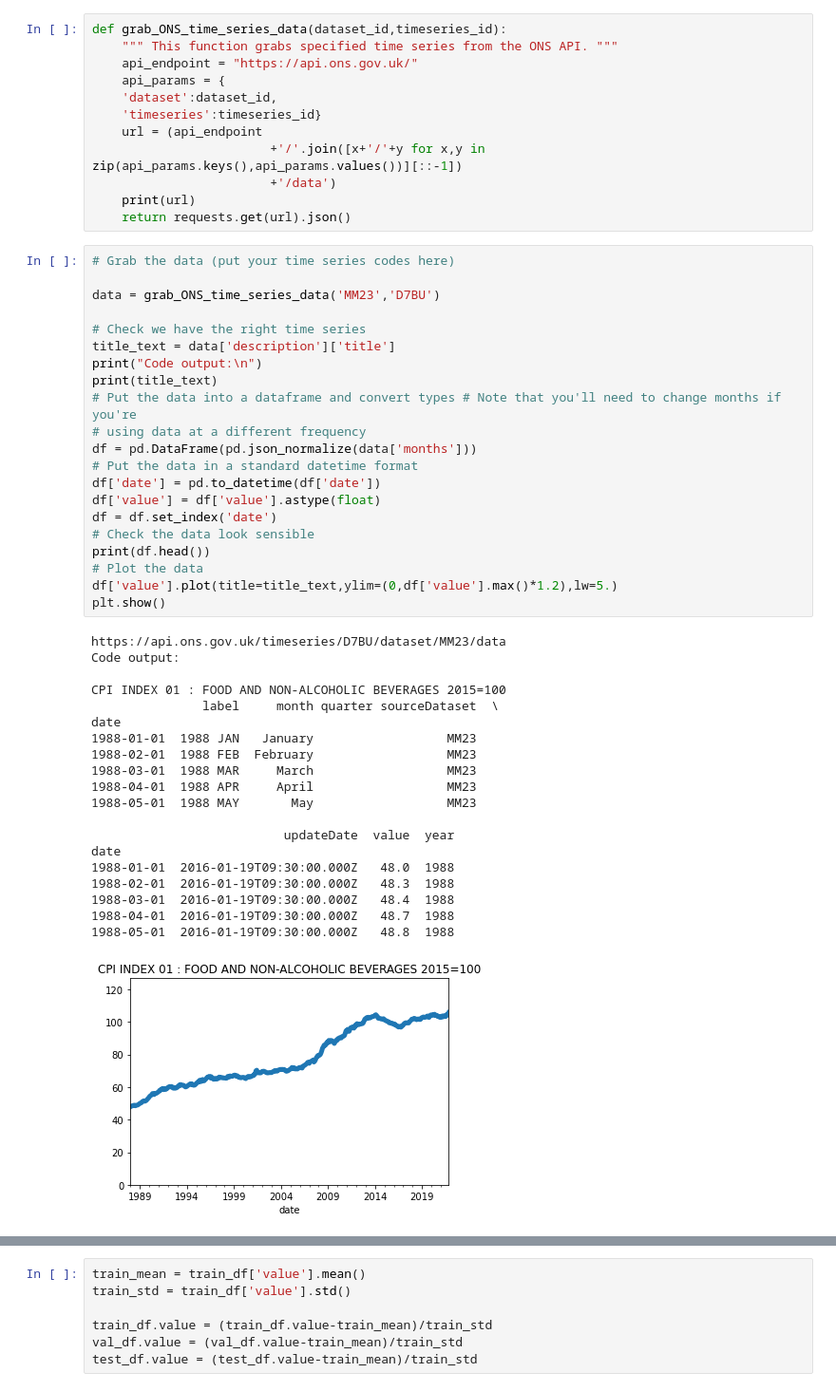
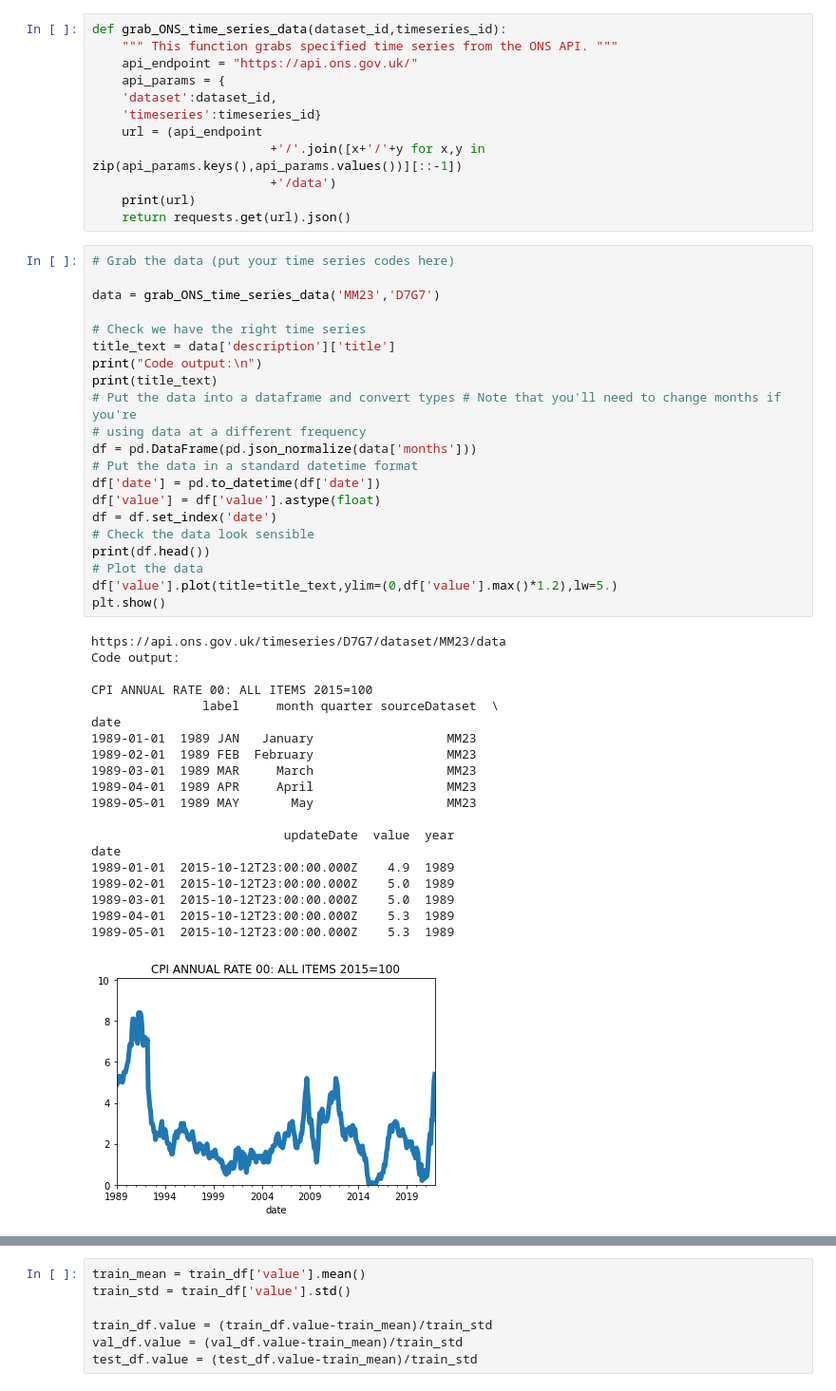
Before and after one commit to LUNDR/inflation_forecasts_with_tf, a Jupyter notebook: CPI_forecasts.ipynb, the cells around one changed output, grey strips where cells are left out. Shown at 95% size. Drawn from its saved outputs; the diff is of its cells as text.

```diff
--- a/CPI_forecasts.ipynb
+++ b/CPI_forecasts.ipynb
@@ -33,42 +33,42 @@ def grab_ONS_time_series_data(dataset_id,timeseries_id):
 # %%
 # Grab the data (put your time series codes here)
 
-data = grab_ONS_time_series_data('MM23','D7BU')
+data = grab_ONS_time_series_data('MM23','D7G7')
 
 # Check we have the right time series
 title_text = data['description']['title']
 print("Code output:\n")
 print(title_text)
 # Put the data into a dataframe and convert types # Note that you'll need to change months if you're
 # using data at a different frequency
 df = pd.DataFrame(pd.json_normalize(data['months']))
 # Put the data in a standard datetime format
 df['date'] = pd.to_datetime(df['date'])
 df['value'] = df['value'].astype(float)
 df = df.set_index('date')
 # Check the data look sensible
 print(df.head())
 # Plot the data
 df['value'].plot(title=title_text,ylim=(0,df['value'].max()*1.2),lw=5.)
 plt.show()
 # %% [output]
-https://api.ons.gov.uk/timeseries/D7BU/dataset/MM23/data
+https://api.ons.gov.uk/timeseries/D7G7/dataset/MM23/data
 Code output:
 
-CPI INDEX 01 : FOOD AND NON-ALCOHOLIC BEVERAGES 2015=100
+CPI ANNUAL RATE 00: ALL ITEMS 2015=100
                label     month quarter sourceDataset  \
 date
-1988-01-01  1988 JAN   January                  MM23
-1988-02-01  1988 FEB  February                  MM23
-1988-03-01  1988 MAR     March                  MM23
-1988-04-01  1988 APR     April                  MM23
-1988-05-01  1988 MAY       May                  MM23
+1989-01-01  1989 JAN   January                  MM23
+1989-02-01  1989 FEB  February                  MM23
+1989-03-01  1989 MAR     March                  MM23
+1989-04-01  1989 APR     April                  MM23
+1989-05-01  1989 MAY       May                  MM23
 
                           updateDate  value  year
 date
-1988-01-01  2016-01-19T09:30:00.000Z   48.0  1988
-1988-02-01  2016-01-19T09:30:00.000Z   48.3  1988
-1988-03-01  2016-01-19T09:30:00.000Z   48.4  1988
-1988-04-01  2016-01-19T09:30:00.000Z   48.7  1988
-1988-05-01  2016-01-19T09:30:00.000Z   48.8  1988
+1989-01-01  2015-10-12T23:00:00.000Z    4.9  1989
+1989-02-01  2015-10-12T23:00:00.000Z    5.0  1989
+1989-03-01  2015-10-12T23:00:00.000Z    5.0  1989
+1989-04-01  2015-10-12T23:00:00.000Z    5.3  1989
+1989-05-01  2015-10-12T23:00:00.000Z    5.3  1989
-[figure, old version]
+[figure, new version]
```
Also changed, not shown: parts of 31 cells of this notebook.
